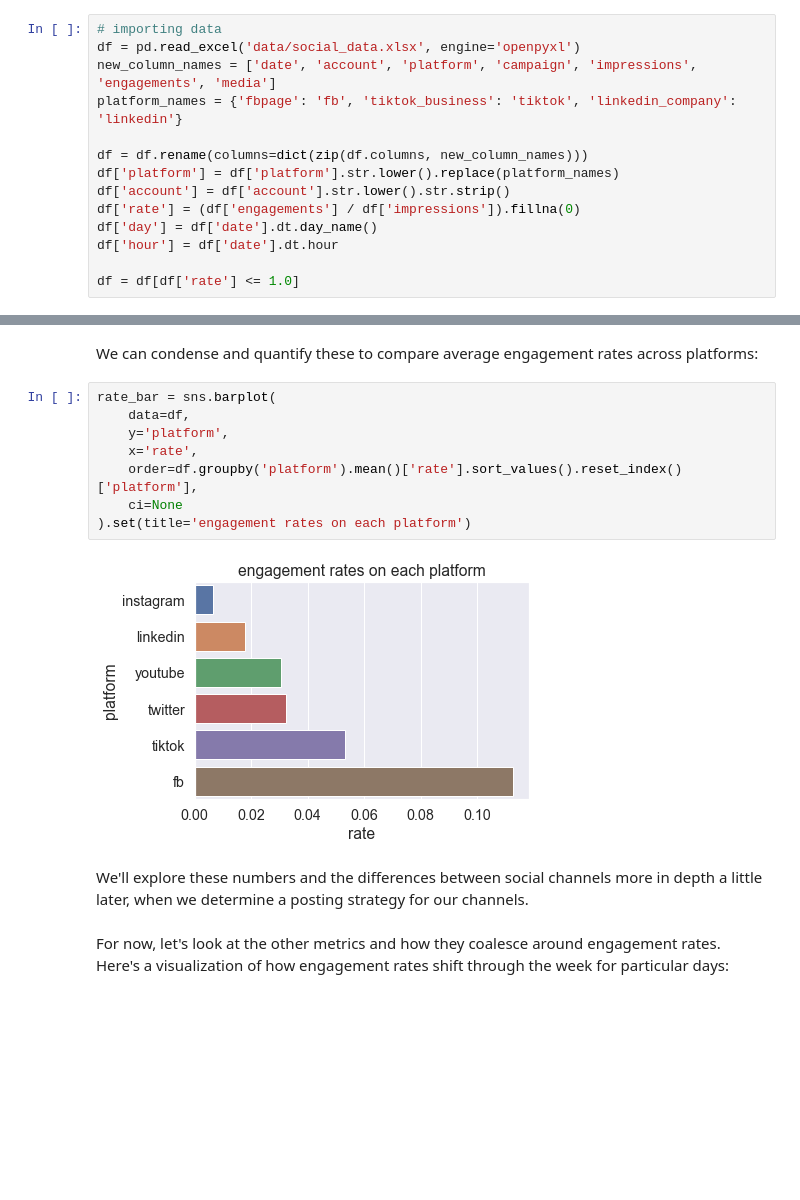
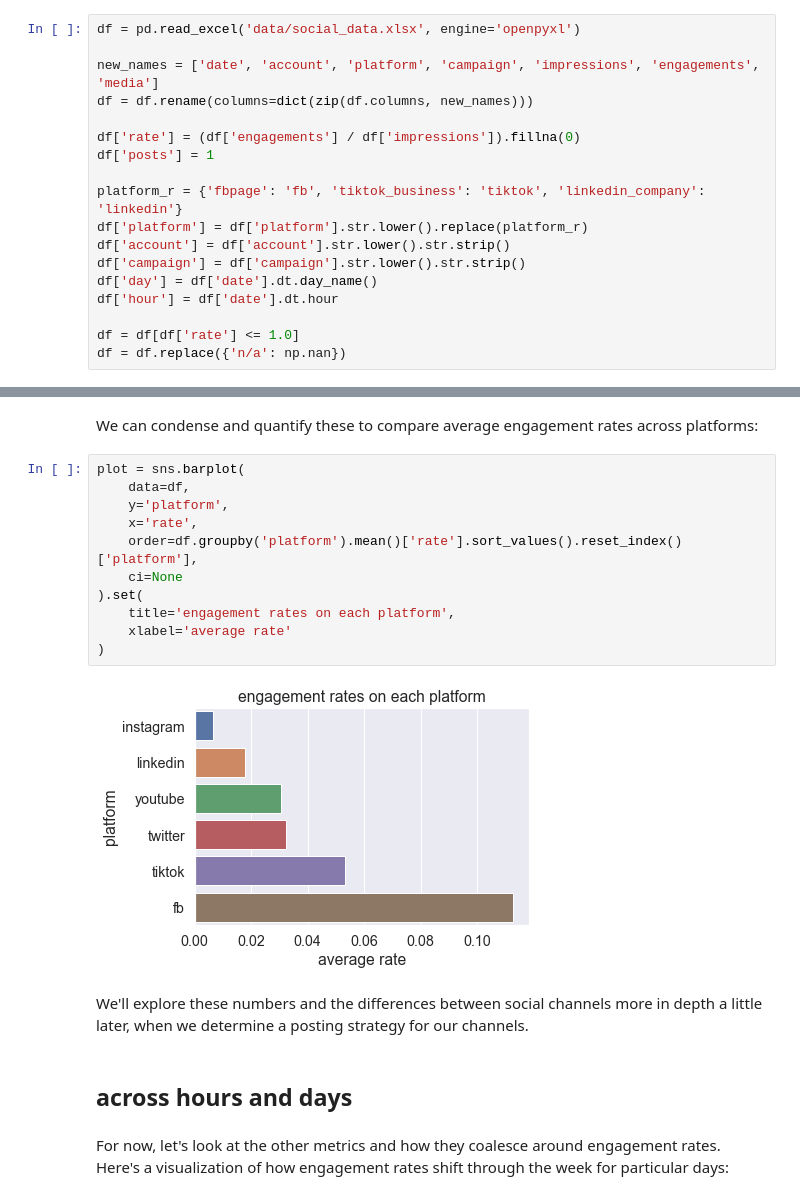
Before and after one commit to rdszhao/evil-analysis, a Jupyter notebook: report.ipynb, the cells around one changed output, grey strips where cells are left out. Saved outputs shown, nothing was run; the diff lists cells and outputs as text; blank space fills up the shorter version.

```diff
--- a/report.ipynb
+++ b/report.ipynb
@@ -14,16 +16,20 @@ sns.set(font_scale=1.3)
 # %% [markdown]
 This is how I loaded and cleaned the data. I renamed the columns to all single-worded keywords that were more clear and succinct, and did the same for the social media platforms. I also created a new `rate`, `day`, and `hour` columns for use in some of the analyses down the line. I also filtered the dataset down to all values within the 1.0 threshold to make the visualizations more scaled.
 # %%
-# importing data
 df = pd.read_excel('data/social_data.xlsx', engine='openpyxl')
-new_column_names = ['date', 'account', 'platform', 'campaign', 'impressions', 'engagements', 'media']
-platform_names = {'fbpage': 'fb', 'tiktok_business': 'tiktok', 'linkedin_company': 'linkedin'}
 
-df = df.rename(columns=dict(zip(df.columns, new_column_names)))
-df['platform'] = df['platform'].str.lower().replace(platform_names)
+new_names = ['date', 'account', 'platform', 'campaign', 'impressions', 'engagements', 'media']
+df = df.rename(columns=dict(zip(df.columns, new_names)))
+
+df['rate'] = (df['engagements'] / df['impressions']).fillna(0)
+df['posts'] = 1
+
+platform_r = {'fbpage': 'fb', 'tiktok_business': 'tiktok', 'linkedin_company': 'linkedin'}
+df['platform'] = df['platform'].str.lower().replace(platform_r)
 df['account'] = df['account'].str.lower().str.strip()
-df['rate'] = (df['engagements'] / df['impressions']).fillna(0)
+df['campaign'] = df['campaign'].str.lower().str.strip()
 df['day'] = df['date'].dt.day_name()
 df['hour'] = df['date'].dt.hour
 
 df = df[df['rate'] <= 1.0]
+df = df.replace({'n/a': np.nan})
@@ -62,17 +70,22 @@ ll = fig.legend(handles, labels, loc=(0.46, 0.92))
 # %% [markdown]
 We can condense and quantify these to compare average engagement rates across platforms:
 # %%
-rate_bar = sns.barplot(
+plot = sns.barplot(
     data=df,
     y='platform',
     x='rate',
     order=df.groupby('platform').mean()['rate'].sort_values().reset_index()['platform'],
     ci=None
-).set(title='engagement rates on each platform')
+).set(
+    title='engagement rates on each platform',
+    xlabel='average rate'
+)
 # %% [output]
-[figure, old version]
+[figure, new version]
 # %% [markdown]
 We'll explore these numbers and the differences between social channels more in depth a little later, when we determine a posting strategy for our channels.
+# %% [markdown]
+## across hours and days
 # %% [markdown]
 For now, let's look at the other metrics and how they coalesce around engagement rates. Here's a visualization of how engagement rates shift through the week for particular days:
 # %%
```
Also changed, not shown: parts of 34 cells of this notebook, 1 other file.
